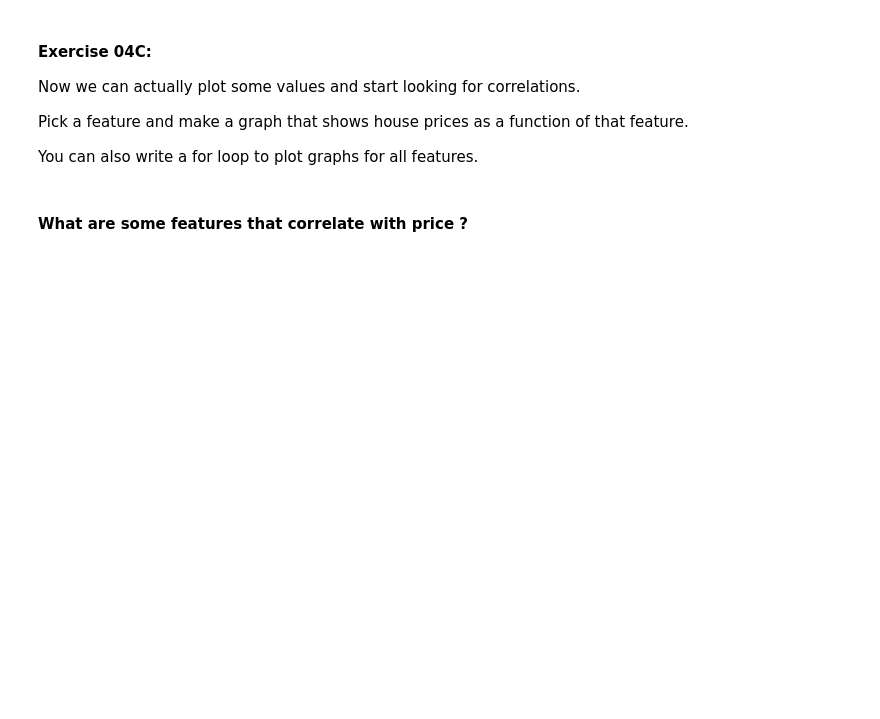
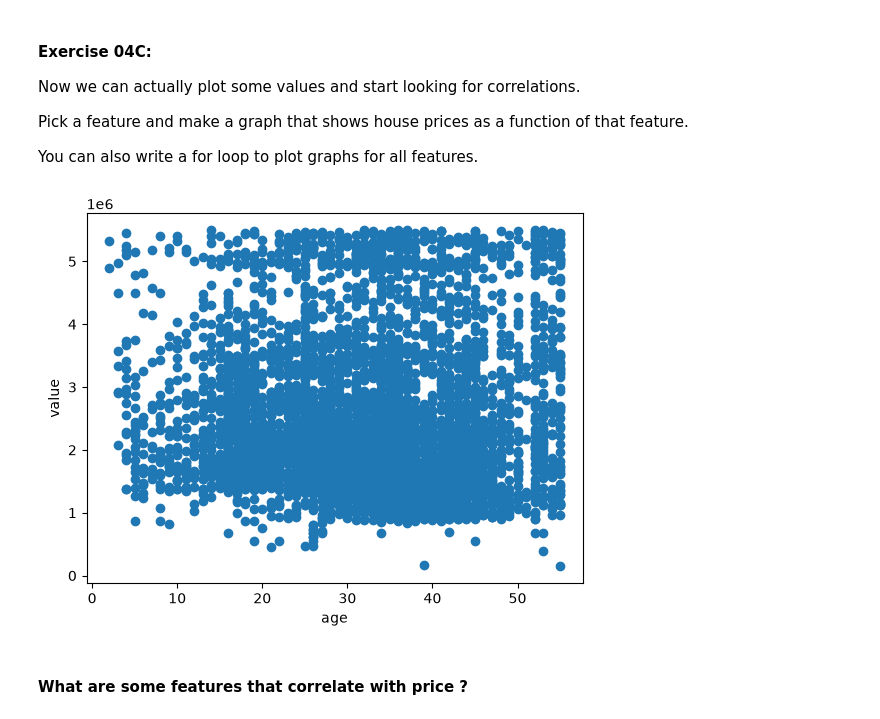
Before and after one commit to AI-and-Machine-Learning-Fall-2026/Homework02, a Jupyter notebook: Homework02.ipynb, the cells around one changed output. Saved outputs shown, nothing was run; the diff lists cells and outputs as text; code cells hidden in the pictures; blank space fills up the shorter version.

```diff
--- a/Homework02.ipynb
+++ b/Homework02.ipynb
@@ -352,9 +427,17 @@ Before we plot anything, let's define a function `list_from_key(objs, key)` that
 # Work on 04B here
 
 # helper function to get lists of values from specific key
+# def list_from_key(objs, key):
+# My Note: obj is Object, objs are Objects, we can choose any placeholder name for parameters and use them in functions.
+# My Note: key is the left one inside a { : }, value is the right on inside a { : }.
+
+  # TODO: implement the list_from_key functionality
+
 def list_from_key(objs, key):
-  # TODO: implement the list_from_key functionality
-  return []
+  values = []
+  for obj in objs:
+    values.append(obj[key])
+  return values
 # %%
 # Test 04B
 Tests.test("04B", list_from_key)
@@ -369,20 +454,21 @@ You can also write a for loop to plot graphs for all features.
 # %%
 # Work on 04C here
 
 # TODO: get a list with all of the price values
-prices = []
+prices = list_from_key(info_houses, "value")
 
 # TODO: get a list with all of the house ages (for example)
-house_ages = []
-
+house_ages = list_from_key(info_houses, "age")
 
 # this is the command to plot a XY scatter plot from 2 lists
 # see documentation: https://matplotlib.org/stable/api/_as_gen/matplotlib.pyplot.scatter.html
 
-plt.scatter(house_ages, prices)
+plt.scatter(house_ages, prices) # This function is used for drawing the scatter diagram.
 plt.xlabel("age")
 plt.ylabel("value")
 plt.show()
+# %% [output]
+[figure, added]
 # %% [markdown]
 #### What are some features that correlate with price ?
 # %% [markdown]
```
Also changed, not shown: parts of 27 cells of this notebook.
